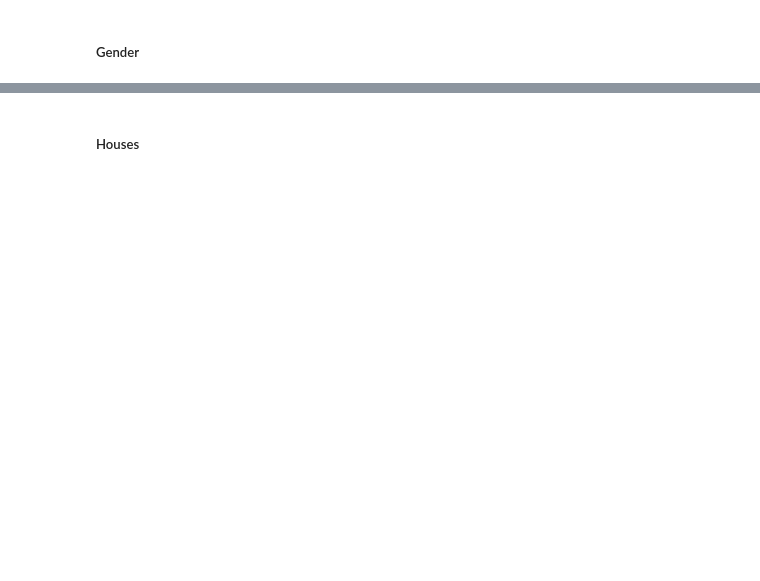
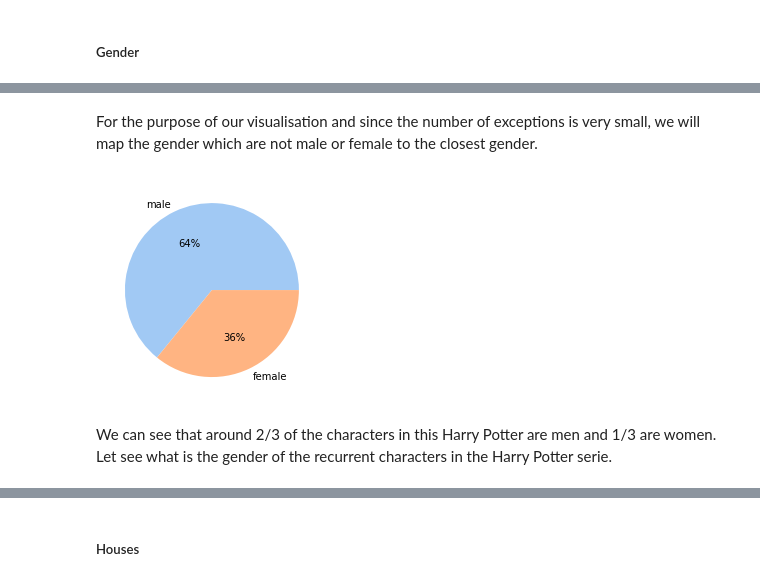
Before and after one commit to DataViziosa/PotterViz, a Jupyter notebook: python/exploratory_data_analysis.ipynb, the cells around one changed output, grey strips where cells are left out. Saved outputs shown, nothing was run; the diff lists cells and outputs as text; code cells hidden in the pictures; blank space fills up the shorter version.

Commit message:
First data wrangling and data exploration

```diff
--- a/python/exploratory_data_analysis.ipynb
+++ b/python/exploratory_data_analysis.ipynb
@@ -26,0 +72,25 @@ df_hp_chars.head(2)
+# %% [markdown]
+For the purpose of our visualisation and since the number of exceptions is very small, we will map the gender which are not male or female to the closest gender.
+# %%
+def map_to_closest_gender(gender):
+    if gender is None:
+        return None
+    if "female" in gender.lower() or "girl" in gender.lower():
+        return "female"
+    else:
+        return "male"
+
+df_hp_chars['gender'] = df_hp_chars['gender'].apply(map_to_closest_gender)
+# %%
+data = df_hp_chars['gender'].value_counts().values
+labels = df_hp_chars['gender'].value_counts().index
+
+colors = sns.color_palette('pastel')[0:5]
+
+#create pie chart
+plt.pie(data, labels = labels, colors = colors, autopct='%.0f%%')
+plt.show()
+# %% [output]
+[figure, added]
+# %% [markdown]
+We can see that around 2/3 of the characters in this Harry Potter are men and 1/3 are women. Let see what is the gender of the recurrent characters in the Harry Potter serie.
```
Also changed, not shown: parts of 28 cells of this notebook, 1 other file.
